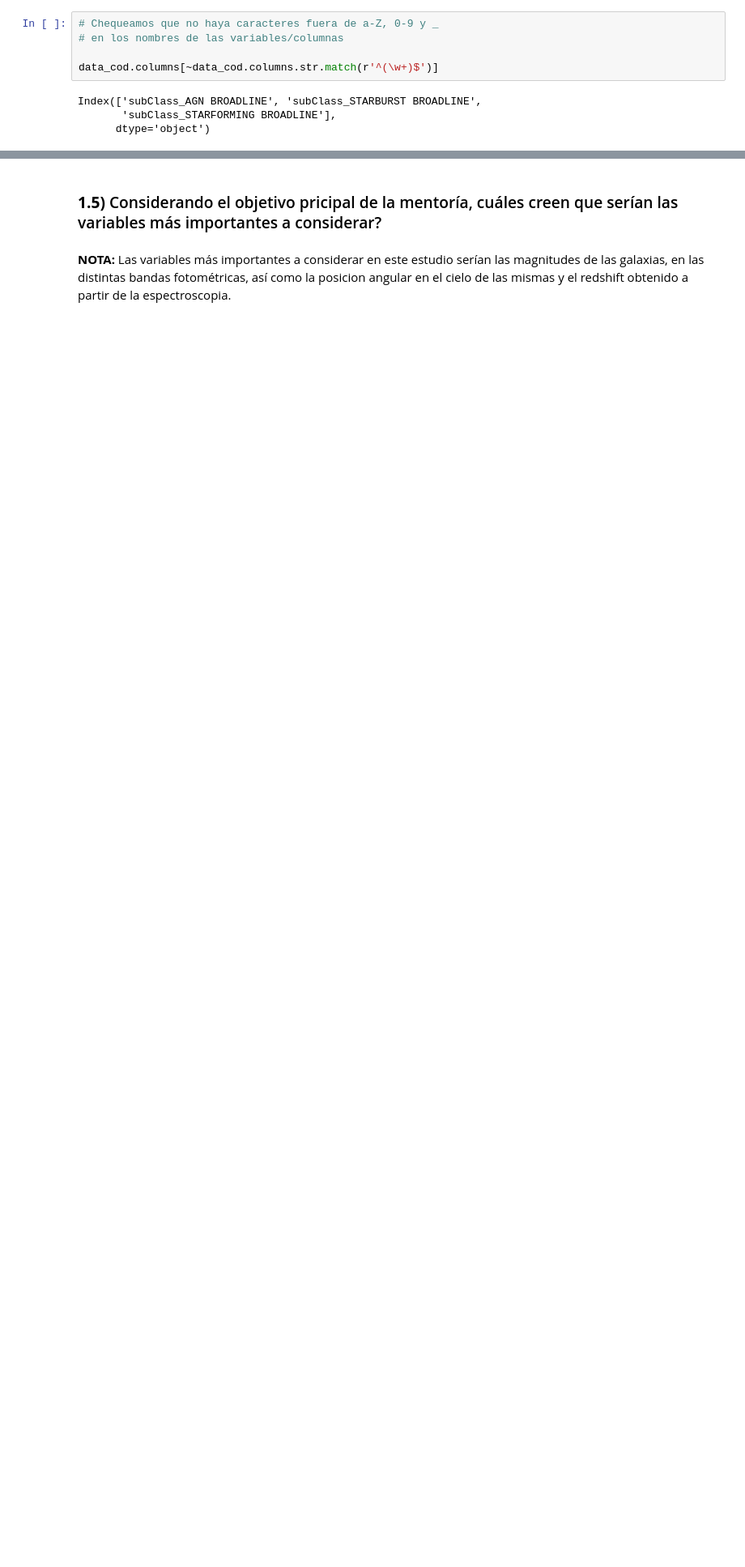
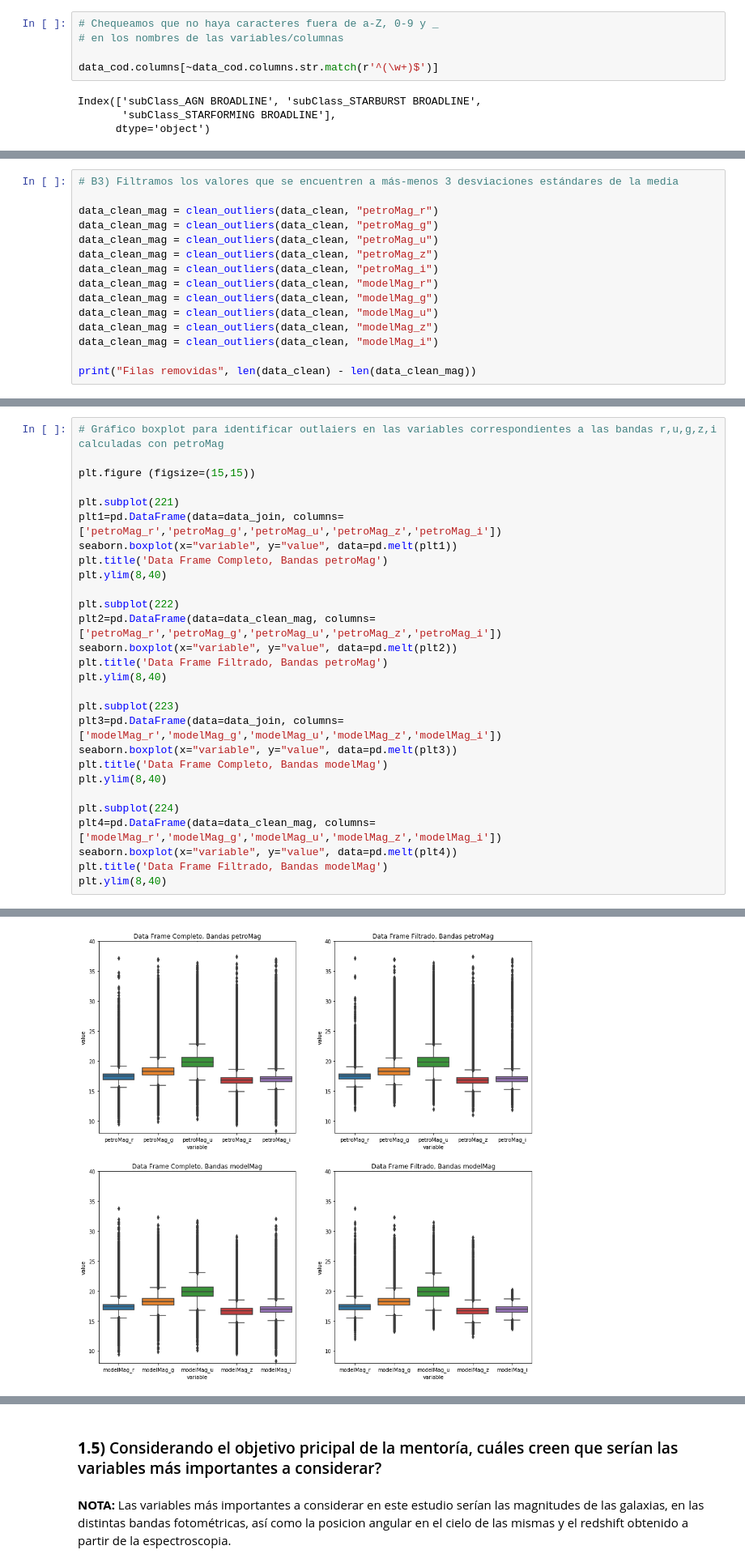
Before and after one commit to leoborgnino/mentoria-astro-datos, a Jupyter notebook: 2_Analisis_y_Curación.ipynb, the cells around one changed output, grey strips where cells are left out. Shown at 81% size. Saved outputs shown, nothing was run; the diff lists cells and outputs as text; blank space fills up the shorter version.

Commit message:
actualizacion punto 1 completo

```diff
--- a/2_Analisis_y_Curación.ipynb
+++ b/2_Analisis_y_Curación.ipynb
@@ -395,0 +346,15 @@ seaborn.despine()
+# %%
+# B3) Filtramos los valores que se encuentren a más-menos 3 desviaciones estándares de la media
+
+data_clean_mag = clean_outliers(data_clean, "petroMag_r")
+data_clean_mag = clean_outliers(data_clean, "petroMag_g")
+data_clean_mag = clean_outliers(data_clean, "petroMag_u")
+data_clean_mag = clean_outliers(data_clean, "petroMag_z")
+data_clean_mag = clean_outliers(data_clean, "petroMag_i")
+data_clean_mag = clean_outliers(data_clean, "modelMag_r")
+data_clean_mag = clean_outliers(data_clean, "modelMag_g")
+data_clean_mag = clean_outliers(data_clean, "modelMag_u")
+data_clean_mag = clean_outliers(data_clean, "modelMag_z")
+data_clean_mag = clean_outliers(data_clean, "modelMag_i")
+
+print("Filas removidas", len(data_clean) - len(data_clean_mag))
@@ -395,0 +363,29 @@ seaborn.despine()
+# %%
+# Gráfico boxplot para identificar outlaiers en las variables correspondientes a las bandas r,u,g,z,i calculadas con petroMag
+
+plt.figure (figsize=(15,15))
+
+plt.subplot(221)
+plt1=pd.DataFrame(data=data_join, columns=['petroMag_r','petroMag_g','petroMag_u','petroMag_z','petroMag_i'])
+seaborn.boxplot(x="variable", y="value", data=pd.melt(plt1))
+plt.title('Data Frame Completo, Bandas petroMag')
+plt.ylim(8,40)
+
+plt.subplot(222)
+plt2=pd.DataFrame(data=data_clean_mag, columns=['petroMag_r','petroMag_g','petroMag_u','petroMag_z','petroMag_i'])
+seaborn.boxplot(x="variable", y="value", data=pd.melt(plt2))
+plt.title('Data Frame Filtrado, Bandas petroMag')
+plt.ylim(8,40)
+
+plt.subplot(223)
+plt3=pd.DataFrame(data=data_join, columns=['modelMag_r','modelMag_g','modelMag_u','modelMag_z','modelMag_i'])
+seaborn.boxplot(x="variable", y="value", data=pd.melt(plt3))
+plt.title('Data Frame Completo, Bandas modelMag')
+plt.ylim(8,40)
+
+plt.subplot(224)
+plt4=pd.DataFrame(data=data_clean_mag, columns=['modelMag_r','modelMag_g','modelMag_u','modelMag_z','modelMag_i'])
+seaborn.boxplot(x="variable", y="value", data=pd.melt(plt4))
+plt.title('Data Frame Filtrado, Bandas modelMag')
+plt.ylim(8,40)
+# %% [output]
@@ -395,0 +393 @@ seaborn.despine()
+[figure, added]
```
Also changed, not shown: parts of 41 cells of this notebook.
